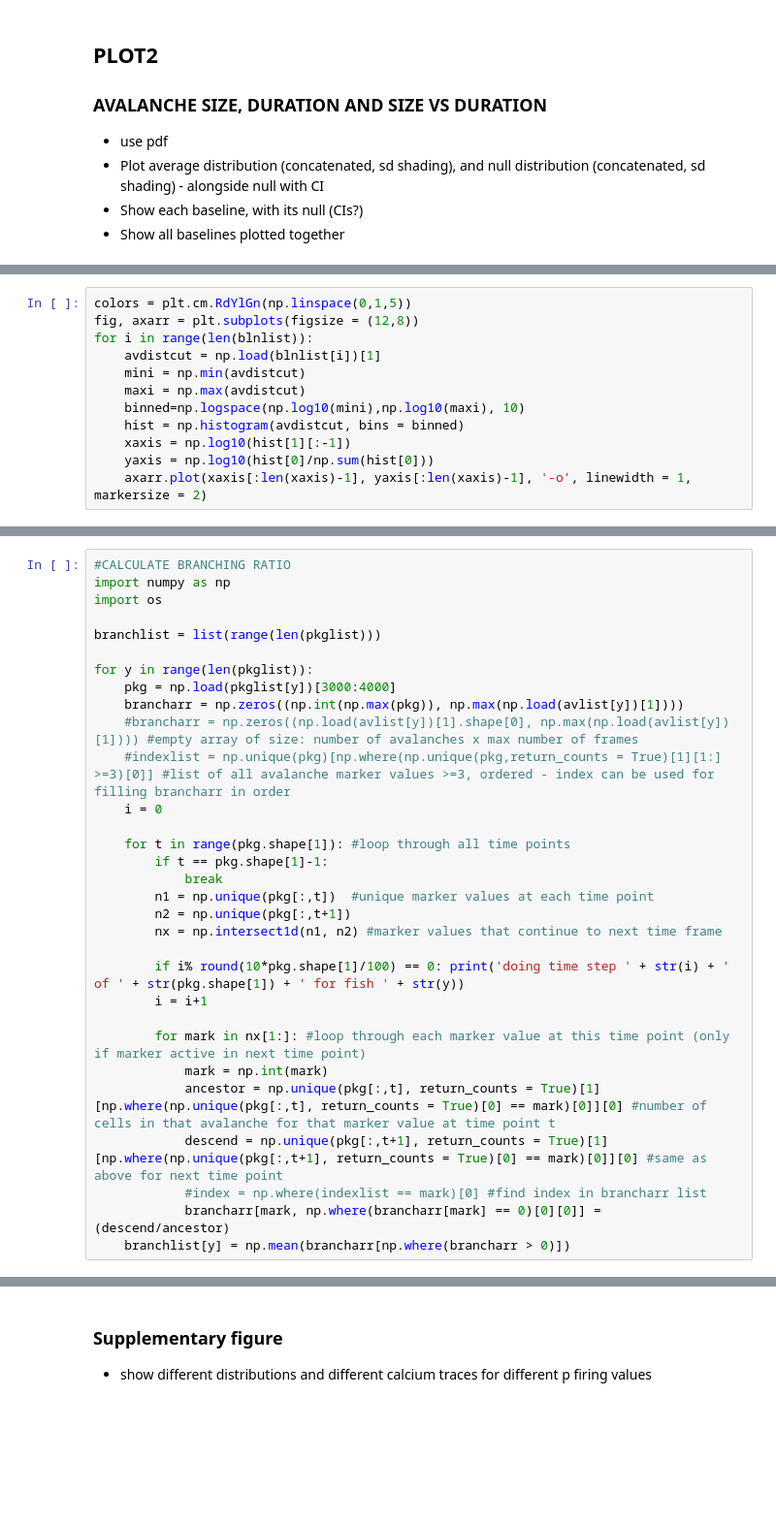
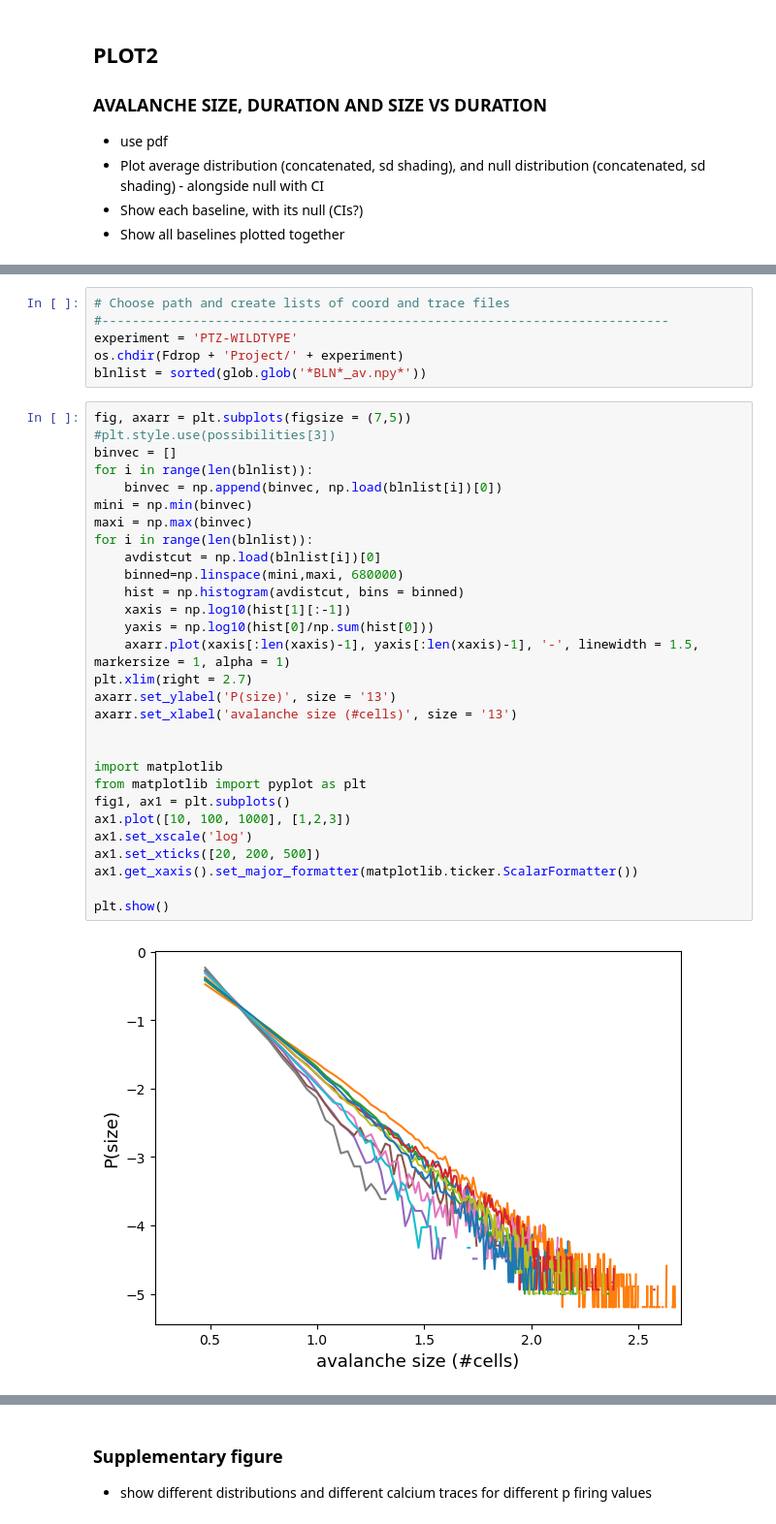
Before and after one commit to dafishcode/suite2p_analysis_py, a Jupyter notebook: avfig2.ipynb, the cells around one changed output, grey strips where cells are left out. Shown at 97% size. Saved outputs shown, nothing was run; the diff lists cells and outputs as text; blank space fills up the shorter version.

```diff
--- a/avfig2.ipynb
+++ b/avfig2.ipynb
@@ -595,12 +314,0 @@ ax.plot(xaxis[:len(xaxis)-1], yaxis[:len(xaxis)-1], 'o', linewidth  = 2, markers
-# %%
-colors = plt.cm.RdYlGn(np.linspace(0,1,5))
-fig, axarr = plt.subplots(figsize = (12,8))
-for i in range(len(blnlist)):
-    avdistcut = np.load(blnlist[i])[1]
-    mini = np.min(avdistcut)
-    maxi = np.max(avdistcut)
-    binned=np.logspace(np.log10(mini),np.log10(maxi), 10)
-    hist = np.histogram(avdistcut, bins = binned)
-    xaxis = np.log10(hist[1][:-1])
-    yaxis = np.log10(hist[0]/np.sum(hist[0]))
-    axarr.plot(xaxis[:len(xaxis)-1], yaxis[:len(xaxis)-1], '-o', linewidth = 1, markersize = 2)
@@ -760,31 +315,37 @@ pltfn.boxplot(Fdrop, experiment, branchlist, 'Branching ratio')
-# %%
-#CALCULATE BRANCHING RATIO
-import numpy as np
-import os
-
-branchlist = list(range(len(pkglist)))
-
-for y in range(len(pkglist)):
-    pkg = np.load(pkglist[y])[3000:4000]
-    brancharr = np.zeros((np.int(np.max(pkg)), np.max(np.load(avlist[y])[1])))
-    #brancharr = np.zeros((np.load(avlist[y])[1].shape[0], np.max(np.load(avlist[y])[1]))) #empty array of size: number of avalanches x max number of frames
-    #indexlist = np.unique(pkg)[np.where(np.unique(pkg,return_counts = True)[1][1:] >=3)[0]] #list of all avalanche marker values >=3, ordered - index can be used for filling brancharr in order
-    i = 0
-
-    for t in range(pkg.shape[1]): #loop through all time points
-        if t == pkg.shape[1]-1:
-            break
-        n1 = np.unique(pkg[:,t])  #unique marker values at each time point
-        n2 = np.unique(pkg[:,t+1])
-        nx = np.intersect1d(n1, n2) #marker values that continue to next time frame
-
-        if i% round(10*pkg.shape[1]/100) == 0: print('doing time step ' + str(i) + ' of ' + str(pkg.shape[1]) + ' for fish ' + str(y))
-        i = i+1
-
-        for mark in nx[1:]: #loop through each marker value at this time point (only if marker active in next time point)
-            mark = np.int(mark)
-            ancestor = np.unique(pkg[:,t], return_counts = True)[1][np.where(np.unique(pkg[:,t], return_counts = True)[0] == mark)[0]][0] #number of cells in that avalanche for that marker value at time point t
-            descend = np.unique(pkg[:,t+1], return_counts = True)[1][np.where(np.unique(pkg[:,t+1], return_counts = True)[0] == mark)[0]][0] #same as above for next time point
-            #index = np.where(indexlist == mark)[0] #find index in brancharr list
-            brancharr[mark, np.where(brancharr[mark] == 0)[0][0]] = (descend/ancestor)
-    branchlist[y] = np.mean(brancharr[np.where(brancharr > 0)])
+# %%
+# Choose path and create lists of coord and trace files
+#---------------------------------------------------------------------------
+experiment = 'PTZ-WILDTYPE'
+os.chdir(Fdrop + 'Project/' + experiment)
+blnlist = sorted(glob.glob('*BLN*_av.npy*'))
+# %%
+fig, axarr = plt.subplots(figsize = (7,5))
+#plt.style.use(possibilities[3])
+binvec = []
+for i in range(len(blnlist)):
+    binvec = np.append(binvec, np.load(blnlist[i])[0])
+mini = np.min(binvec)
+maxi = np.max(binvec)
+for i in range(len(blnlist)):
+    avdistcut = np.load(blnlist[i])[0]
+    binned=np.linspace(mini,maxi, 680000)
+    hist = np.histogram(avdistcut, bins = binned)
+    xaxis = np.log10(hist[1][:-1])
+    yaxis = np.log10(hist[0]/np.sum(hist[0]))
+    axarr.plot(xaxis[:len(xaxis)-1], yaxis[:len(xaxis)-1], '-', linewidth = 1.5, markersize = 1, alpha = 1)
+plt.xlim(right = 2.7)
+axarr.set_ylabel('P(size)', size = '13')
+axarr.set_xlabel('avalanche size (#cells)', size = '13')
+
+
+import matplotlib
+from matplotlib import pyplot as plt
+fig1, ax1 = plt.subplots()
+ax1.plot([10, 100, 1000], [1,2,3])
+ax1.set_xscale('log')
+ax1.set_xticks([20, 200, 500])
+ax1.get_xaxis().set_major_formatter(matplotlib.ticker.ScalarFormatter())
+
+plt.show()
+# %% [output]
+[figure, added]
```
Also changed, not shown: parts of 89 cells of this notebook, 10 other files.
